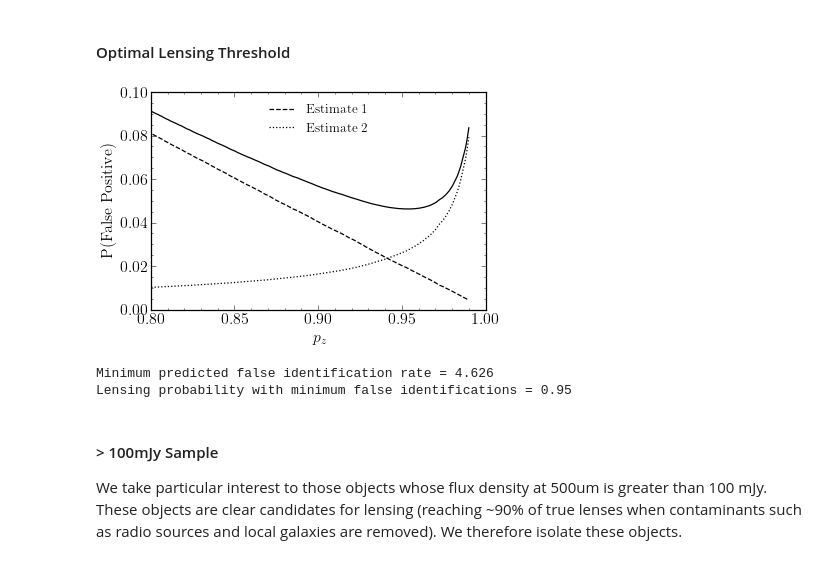
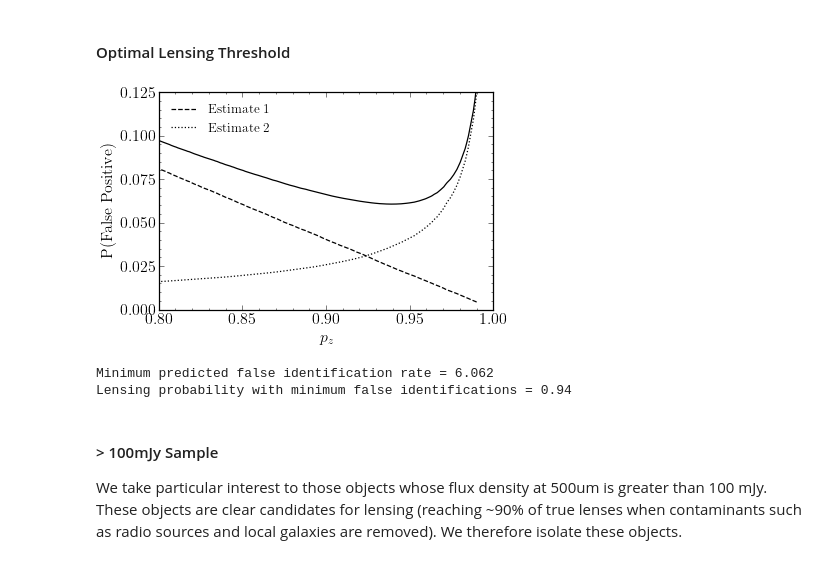
Before and after one commit to BradleyAWard/Herschel-ATLAS-DR3, a Jupyter notebook: HATLAS_DR3/15_arcsec/results.ipynb, the cells around one changed output. Cells and saved outputs as stored; diff of their text form; code cells hidden in the pictures.

```diff
--- a/HATLAS_DR3/15_arcsec/results.ipynb
+++ b/HATLAS_DR3/15_arcsec/results.ipynb
@@ -154,26 +154,26 @@ Minimum useful lensing probability = 0.578
 #### Optimal Lensing Threshold
 # %%
 # Calculating the false positive rate for an optimal lensing threshold
-p_range, false_positives, estimate_1, estimate_2, p_optimal = utils.optimal_lens_probability(sources_zHELP_zHerschel, 'reliability', 'p_lens', 'Z_Herschel', false_id_percent=3.050, n=1000)
+p_range, false_positives, estimate_1, estimate_2, p_optimal = utils.optimal_lens_probability(sources_zHELP_zHerschel, 'reliability', 'p_lens', 'Z_Herschel', false_id_percent=4.8, n=1000)
 
 # Plot of the false positive rate against lensing threshold
 plt.figure()
 plt.plot(p_range, false_positives, linestyle = '-', color = 'k')
 plt.plot(p_range, estimate_1, linestyle = '--', color = 'k', label = 'Estimate 1')
 plt.plot(p_range, estimate_2, linestyle = ':', color = 'k', label = 'Estimate 2')
 plt.xlabel(r'$p_{z}$')
 plt.ylabel(r'P(False Positive)')
 plt.xlim(0.8, 1)
-plt.ylim(0, 0.1)
+plt.ylim(0, 0.125)
 plt.legend()
 plt.show()
 
 print('Minimum predicted false identification rate = {:.3f}'.format(min(false_positives)*100))
 print('Lensing probability with minimum false identifications = {:.2f}'.format(p_optimal))
 # %% [output]
-[figure, old version]
+[figure, new version]
-Minimum predicted false identification rate = 4.626
-Lensing probability with minimum false identifications = 0.95
+Minimum predicted false identification rate = 6.062
+Lensing probability with minimum false identifications = 0.94
 # %% [markdown]
 #### > 100mJy Sample
 
```
Also changed, not shown: parts of 8 cells of this notebook.
